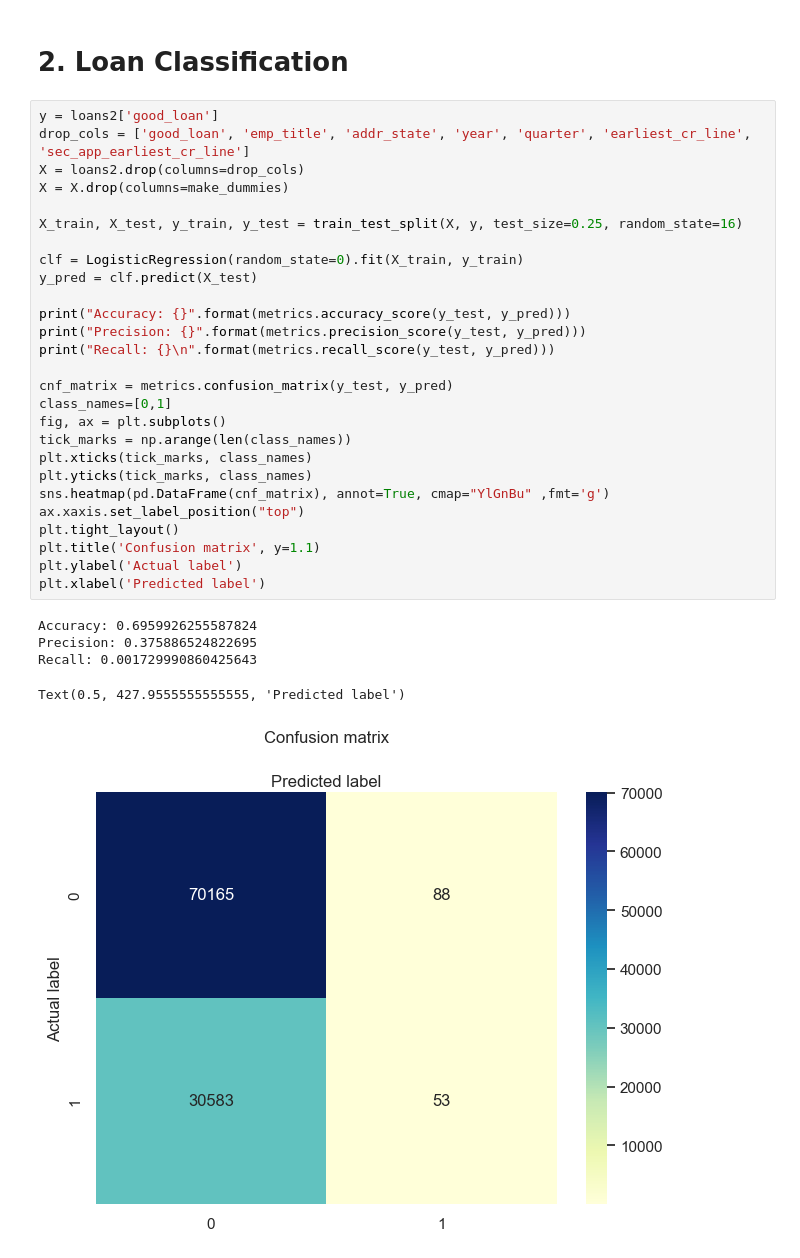
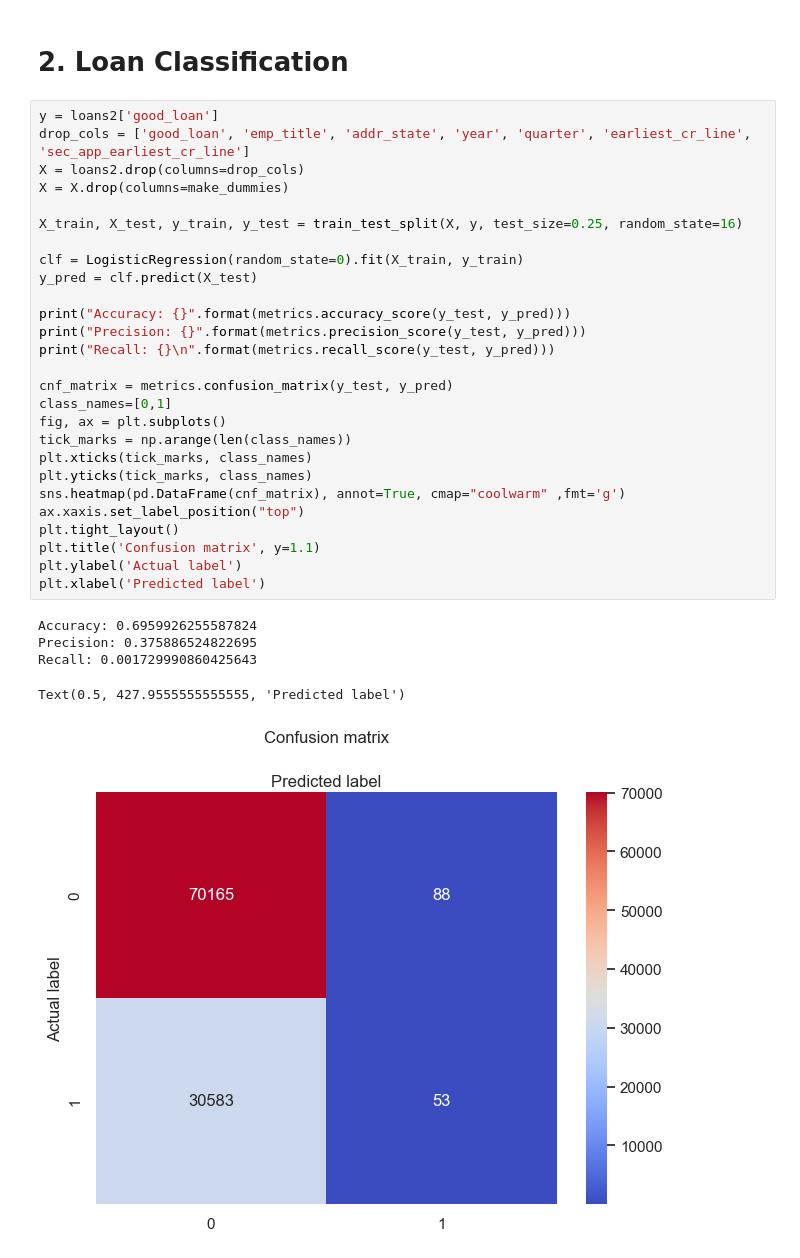
Before and after one commit to skalenjr/Lighthouse-Data-Challenge, a Jupyter notebook: Loans.ipynb, the cells around one changed output. Cells and saved outputs as stored; diff of their text form.

```diff
--- a/Loans.ipynb
+++ b/Loans.ipynb
@@ -336,32 +336,32 @@ plt.show()
 y = loans2['good_loan']
 drop_cols = ['good_loan', 'emp_title', 'addr_state', 'year', 'quarter', 'earliest_cr_line', 'sec_app_earliest_cr_line']
 X = loans2.drop(columns=drop_cols)
 X = X.drop(columns=make_dummies)
 
 X_train, X_test, y_train, y_test = train_test_split(X, y, test_size=0.25, random_state=16)
 
 clf = LogisticRegression(random_state=0).fit(X_train, y_train)
 y_pred = clf.predict(X_test)
 
 print("Accuracy: {}".format(metrics.accuracy_score(y_test, y_pred)))
 print("Precision: {}".format(metrics.precision_score(y_test, y_pred)))
 print("Recall: {}\n".format(metrics.recall_score(y_test, y_pred)))
 
 cnf_matrix = metrics.confusion_matrix(y_test, y_pred)
 class_names=[0,1]
 fig, ax = plt.subplots()
 tick_marks = np.arange(len(class_names))
 plt.xticks(tick_marks, class_names)
 plt.yticks(tick_marks, class_names)
-sns.heatmap(pd.DataFrame(cnf_matrix), annot=True, cmap="YlGnBu" ,fmt='g')
+sns.heatmap(pd.DataFrame(cnf_matrix), annot=True, cmap="coolwarm" ,fmt='g')
 ax.xaxis.set_label_position("top")
 plt.tight_layout()
 plt.title('Confusion matrix', y=1.1)
 plt.ylabel('Actual label')
 plt.xlabel('Predicted label')
 # %% [output]
 Accuracy: 0.6959926255587824
 Precision: 0.375886524822695
 Recall: 0.001729990860425643
 Text(0.5, 427.9555555555555, 'Predicted label')
-[figure, old version]
+[figure, new version]
```
